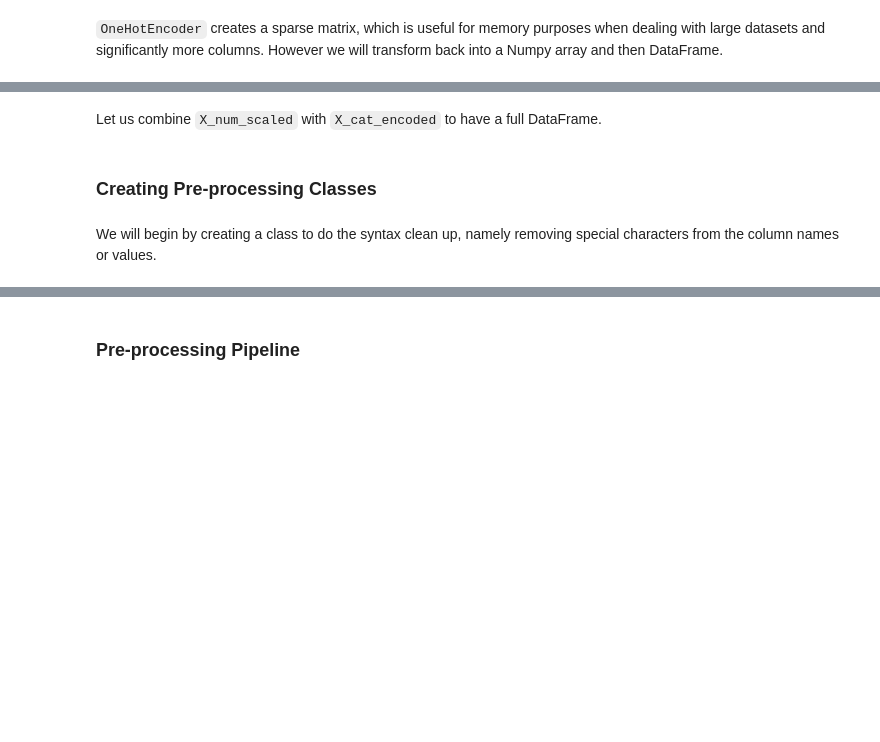
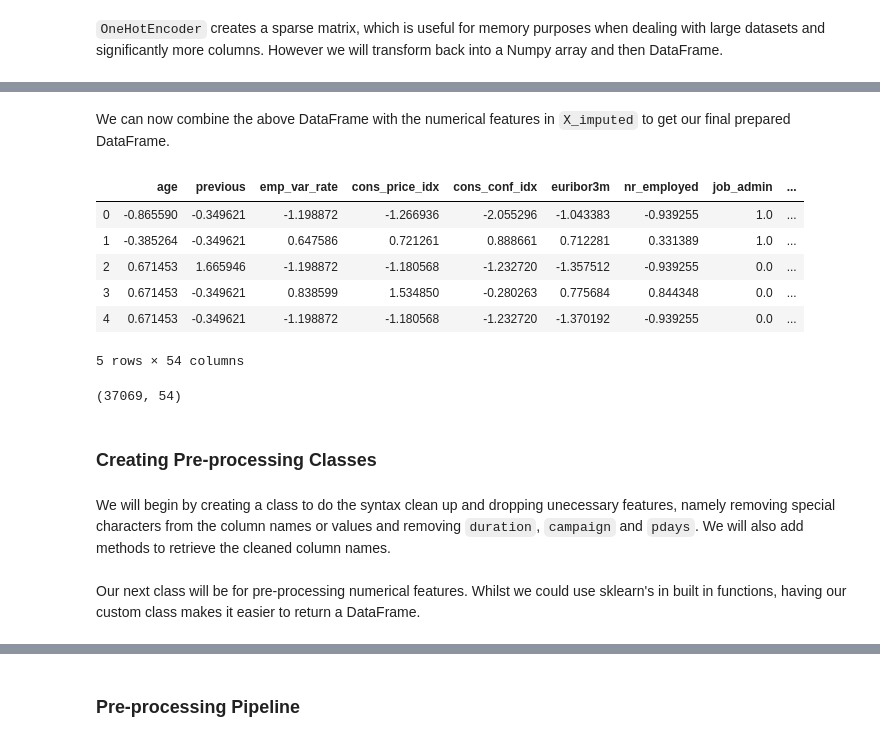
Before and after one commit to nadinezab/bank-marketing, a Jupyter notebook: bank-marketing.ipynb, the cells around one changed output, grey strips where cells are left out. Drawn from its saved outputs; the diff is of its cells as text; code cells hidden in the pictures; blank space fills up the shorter version.

Commit message:
Finalized pre-processing

```diff
--- a/bank-marketing.ipynb
+++ b/bank-marketing.ipynb
@@ -821,0 +828,11 @@ X_knn_imputed.isna().any().any()
+# %%
+# Reverse to get back to categorical values
+for col_name in cat_cols:
+
+    # Reshape
+    reshaped_col = X_imputed[col_name].values.reshape(-1,1)
+    #
+    X_imputed[col_name] = ordinal_enc_dict[col_name].inverse_transform(reshaped_col)
+
+# Check DataFrame
+X_imputed.head()
@@ -825,7 +849,7 @@ X_knn_imputed.isna().any().any()
 Let's use sklearn's `OneHotEncoder` to encode categorical variables.
 # %%
 # Get data of type object
-X_cat = X_knn_imputed.select_dtypes(include = object)
+X_cat = X_imputed.select_dtypes(include = object)
 
 # Instantiate Class
 ohe = OneHotEncoder()
@@ -848,13 +883,26 @@ X_cat_encoded.head()
-# %% [markdown]
-Let us combine `X_num_scaled` with `X_cat_encoded` to have a full DataFrame.
+# %% [markdown]
+We can now combine the above DataFrame with the numerical features in `X_imputed` to get our final prepared DataFrame.
 # %%
-# Combine X_num_scaled and X_cat_encoded using pd.concat
-X = pd.concat([X_num_scaled, X_cat_encoded], axis = 1)
-X.head()
+# Combine numerical feats of X_imputed with X_cat_encoded using pd.concat
+X_prepared = pd.concat([X_cat_encoded, X_imputed.select_dtypes(include = np.number)], axis = 1)
+X_prepared.head()
+# %% [output]
+|  | age | previous | emp_var_rate | cons_price_idx | cons_conf_idx | euribor3m | nr_employed | job_admin | ... |
+| 0 | -0.865590 | -0.349621 | -1.198872 | -1.266936 | -2.055296 | -1.043383 | -0.939255 | 1.0 | ... |
+| 1 | -0.385264 | -0.349621 | 0.647586 | 0.721261 | 0.888661 | 0.712281 | 0.331389 | 1.0 | ... |
+| 2 | 0.671453 | 1.665946 | -1.198872 | -1.180568 | -1.232720 | -1.357512 | -0.939255 | 0.0 | ... |
+| 3 | 0.671453 | -0.349621 | 0.838599 | 1.534850 | -0.280263 | 0.775684 | 0.844348 | 0.0 | ... |
+| 4 | 0.671453 | -0.349621 | -1.198872 | -1.180568 | -1.232720 | -1.370192 | -0.939255 | 0.0 | ... |
+5 rows × 54 columns
+# %%
+# Check shape
+X_prepared.shape
+# %% [output]
+(37069, 54)
 # %% [markdown]
 ### Creating Pre-processing Classes
 # %% [markdown]
-We will begin by creating a class to do the syntax clean up, namely removing special characters from the column names or values.
+We will begin by creating a class to do the syntax clean up and dropping unecessary features, namely removing special characters from the column names or values and removing `duration`, `campaign` and `pdays`. We will also add methods to retrieve the cleaned column names.
 # %%
 # Define SyntaxCleaner class
 # Inherit from BaseEstimator and TransformerMixin
@@ -883,0 +947,2 @@ class SyntaxCleaner(BaseEstimator, TransformerMixin):
+# %% [markdown]
+Our next class will be for pre-processing numerical features. Whilst we could use sklearn's in built in functions, having our custom class makes it easier to return a DataFrame.
```
Also changed, not shown: parts of 31 cells of this notebook.
